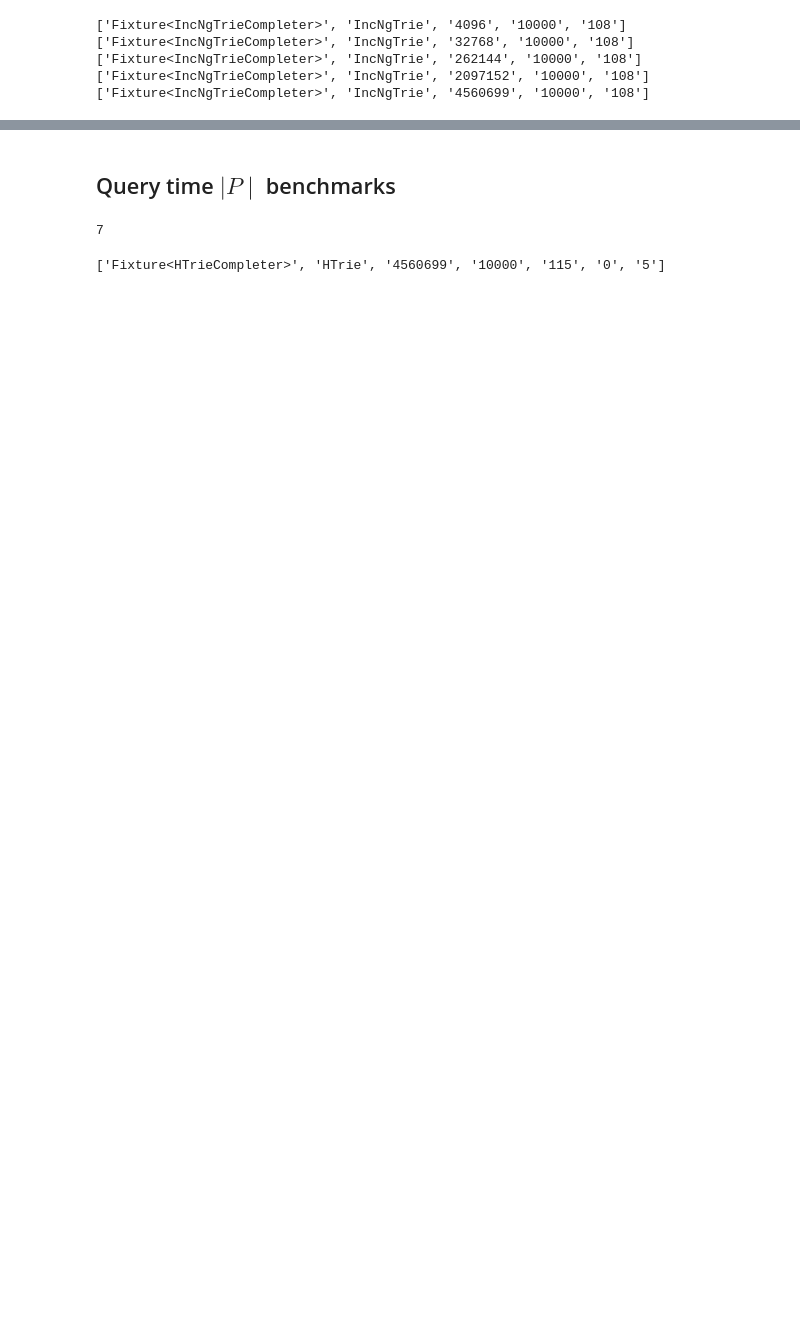
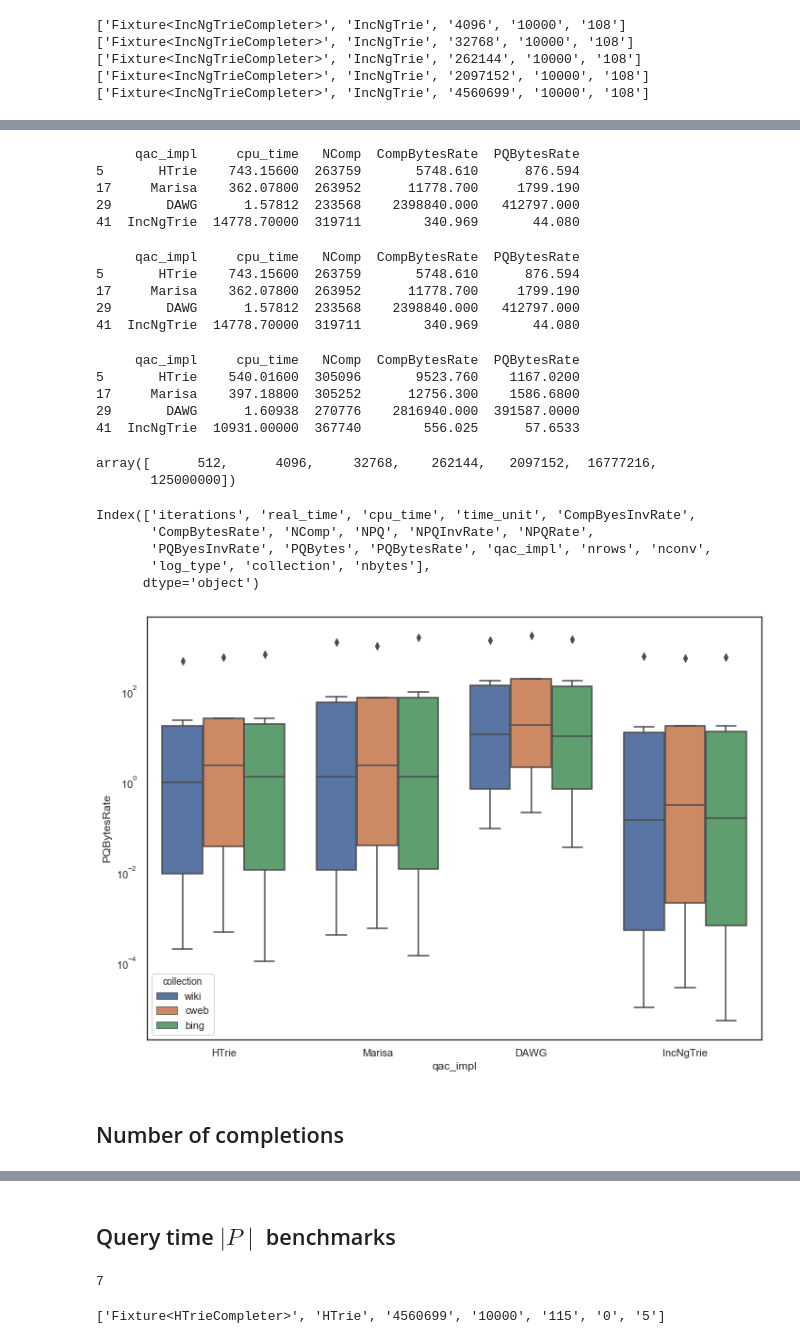
Before and after one commit to unnikrishnanta/qac-eval, a Jupyter notebook: Python/Notebooks/QueryTimes.ipynb, the cells around one changed output, grey strips where cells are left out. Cells and saved outputs as stored; diff of their text form; code cells hidden in the pictures; blank space fills up the shorter version.

```diff
--- a/Python/Notebooks/QueryTimes.ipynb
+++ b/Python/Notebooks/QueryTimes.ipynb
@@ -70,6 +70,5 @@ def load_qtime_collsize_df(filename, collection, convert_units=True):
     return query_df
 # %%
 wiki_csize_df = load_qtime_collsize_df('../../export/data/time-bm/query-collsize/wiki.csv','wiki')
-# cweb_csize_df = load_qtime_collsize_df('cweb') # TODO Update with CWEb
+cweb_csize_df = load_qtime_collsize_df('../../export/data/time-bm/query-collsize/cweb.csv','cweb')
 bing_csize_df = load_qtime_collsize_df('../../export/data/time-bm/query-collsize/bing.csv','bing')
-combined_qtime_csize = wiki_csize_df.append(bing_csize_df, ignore_index=True)
@@ -76,3 +79,4 @@ combined_qtime_csize = wiki_csize_df.append(bing_csize_df, ignore_index=True)
 # %%
-#combined_qtime_csize = wiki_csize_df.append(cweb_csize_df, ignore_index=True)
-combined_qtime_csize
+combined_qtime_csize = wiki_csize_df.append(cweb_csize_df,
+                         ignore_index=True).append(
+                         bing_csize_df, ignore_index=True)
@@ -130,0 +100,48 @@ sliced_df.drop(max_idx, axis=0)
+# %%
+total_query_time(wiki_csize_df, "wiki")
+# %% [output]
+     qac_impl     cpu_time   NComp  CompBytesRate  PQBytesRate
+5       HTrie    743.15600  263759       5748.610      876.594
+17     Marisa    362.07800  263952      11778.700     1799.190
+29       DAWG      1.57812  233568    2398840.000   412797.000
+41  IncNgTrie  14778.70000  319711        340.969       44.080
+# %%
+total_query_time(wiki_csize_df, "wiki")
+# %% [output]
+     qac_impl     cpu_time   NComp  CompBytesRate  PQBytesRate
+5       HTrie    743.15600  263759       5748.610      876.594
+17     Marisa    362.07800  263952      11778.700     1799.190
+29       DAWG      1.57812  233568    2398840.000   412797.000
+41  IncNgTrie  14778.70000  319711        340.969       44.080
+# %%
+total_query_time(bing_csize_df, "bing")
+# %% [output]
+     qac_impl     cpu_time   NComp  CompBytesRate  PQBytesRate
+5       HTrie    540.01600  305096       9523.760    1167.0200
+17     Marisa    397.18800  305252      12756.300    1586.6800
+29       DAWG      1.60938  270776    2816940.000  391587.0000
+41  IncNgTrie  10931.00000  367740        556.025      57.6533
+# %%
+cweb_csize_df.nrows.unique()
+# %% [output]
+array([      512,      4096,     32768,    262144,   2097152,  16777216,
+       125000000])
+# %%
+cweb_csize_df.columns
+# %% [output]
+Index(['iterations', 'real_time', 'cpu_time', 'time_unit', 'CompByesInvRate',
+       'CompBytesRate', 'NComp', 'NPQ', 'NPQInvRate', 'NPQRate',
+       'PQByesInvRate', 'PQBytes', 'PQBytesRate', 'qac_impl', 'nrows', 'nconv',
+       'log_type', 'collection', 'nbytes'],
+      dtype='object')
+# %%
+sliced_df = combined_qtime_csize[(combined_qtime_csize.log_type=="SynthLog")
+                                  & (combined_qtime_csize.nrows <= bing_csize_df.nrows.max())
+                                ]
+sliced_df.PQBytesRate = sliced_df.PQBytesRate / sliced_df.nrows
+ax = sns.boxplot(x="qac_impl", y="PQBytesRate", data=sliced_df, hue="collection")
+plt.yscale('log')
+# %% [output]
+[figure, added]
+# %% [markdown]
+## Number of completions
```
Also changed, not shown: parts of 10 cells of this notebook, 1 other file.
